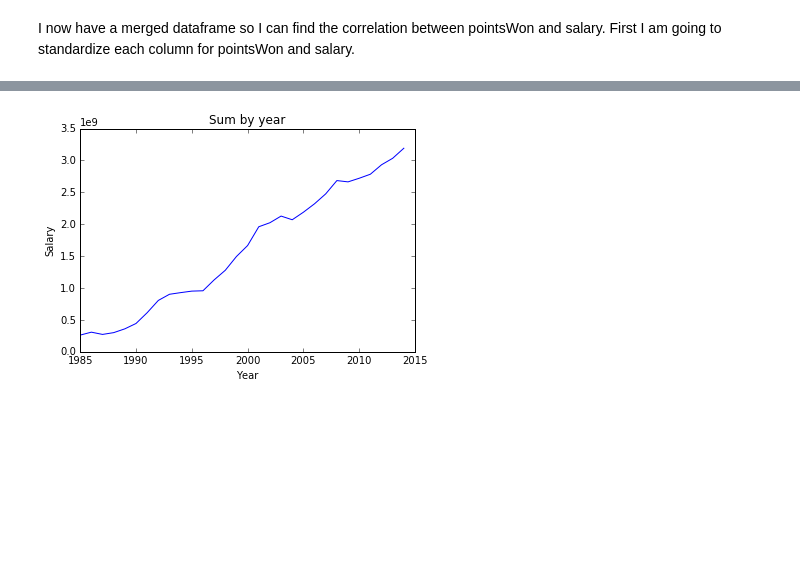
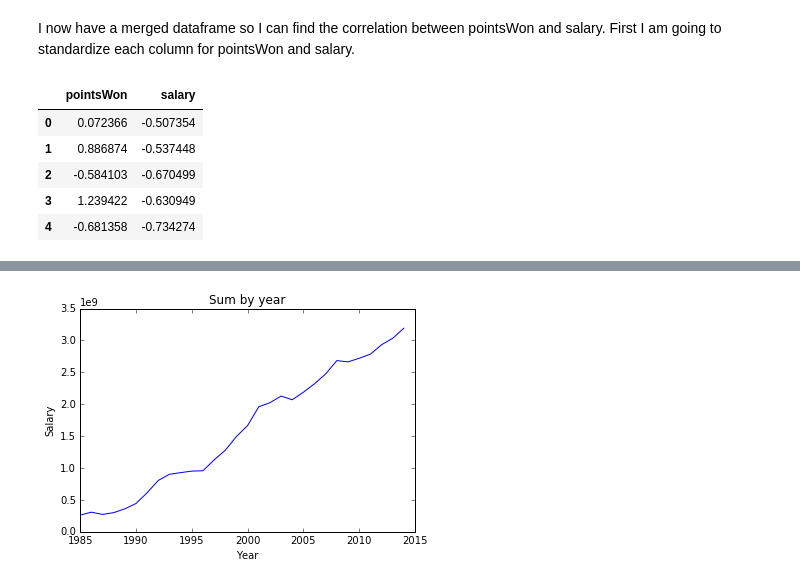
Before and after one commit to wonjunee/investigate-a-dataset, a Jupyter notebook: P2_baseball.ipynb, the cells around one changed output, grey strips where cells are left out. Saved outputs shown, nothing was run; the diff lists cells and outputs as text; code cells hidden in the pictures; blank space fills up the shorter version.

```diff
--- a/P2_baseball.ipynb
+++ b/P2_baseball.ipynb
@@ -388,9 +364,18 @@ First I am going to standardize each column for pointsWon and salary.
 # %%
 # Standardizing
 def standard(sr):
     return (sr - sr.mean())/sr.std(ddof=0)
 
 salaryPlayerDF = salaryPlayerDF[["pointsWon", "salary"]]
+salaryPlayerDF = salaryPlayerDF.apply(standard)
+salaryPlayerDF.head()
+# %% [output]
+|  | pointsWon | salary |
+| 0 | 0.072366 | -0.507354 |
+| 1 | 0.886874 | -0.537448 |
+| 2 | -0.584103 | -0.670499 |
+| 3 | 1.239422 | -0.630949 |
+| 4 | -0.681358 | -0.734274 |
 # %%
 # Scatter plot for awardsWon and salary
 %matplotlib inline
```
Also changed, not shown: parts of 10 cells of this notebook, 1 other file.
